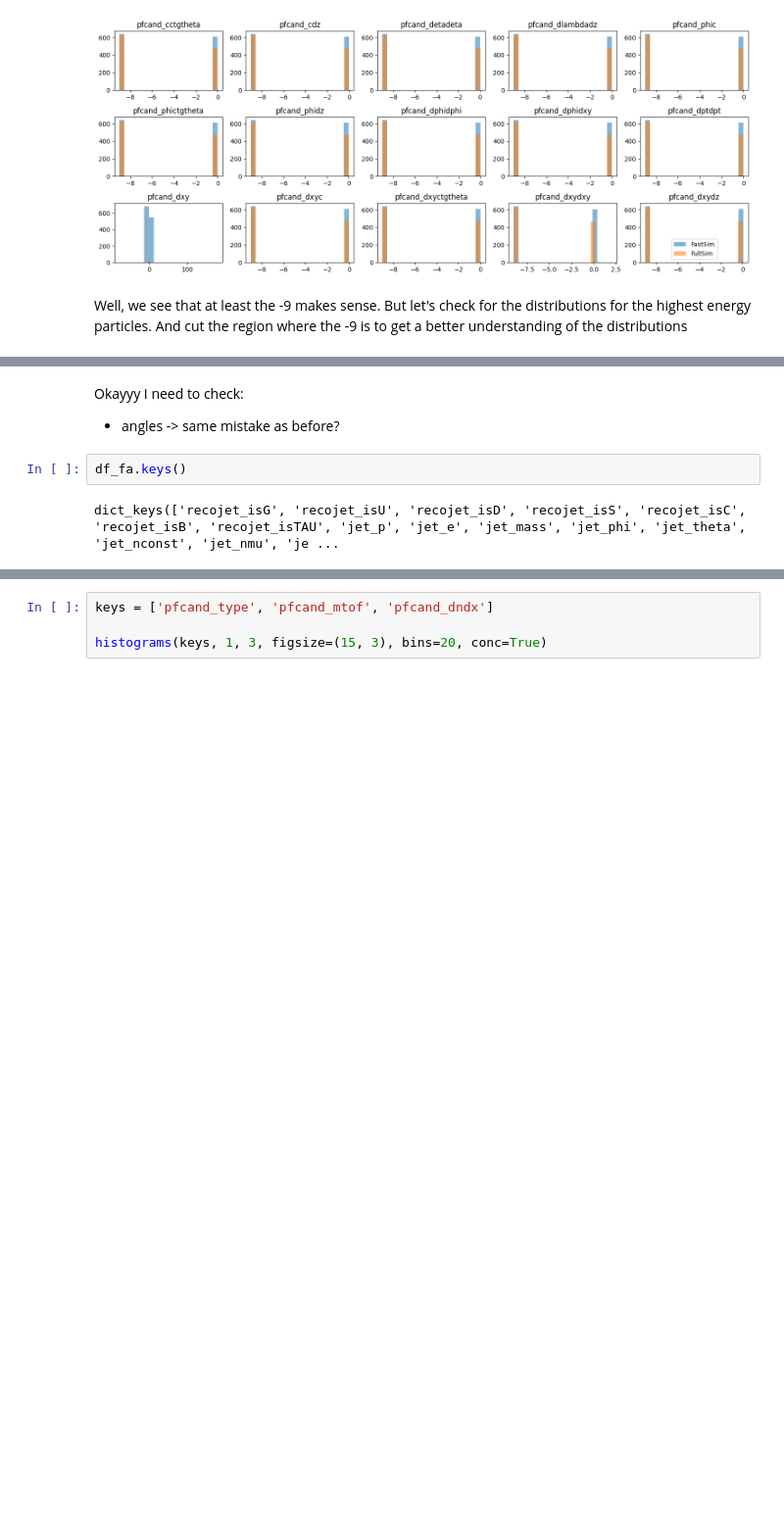
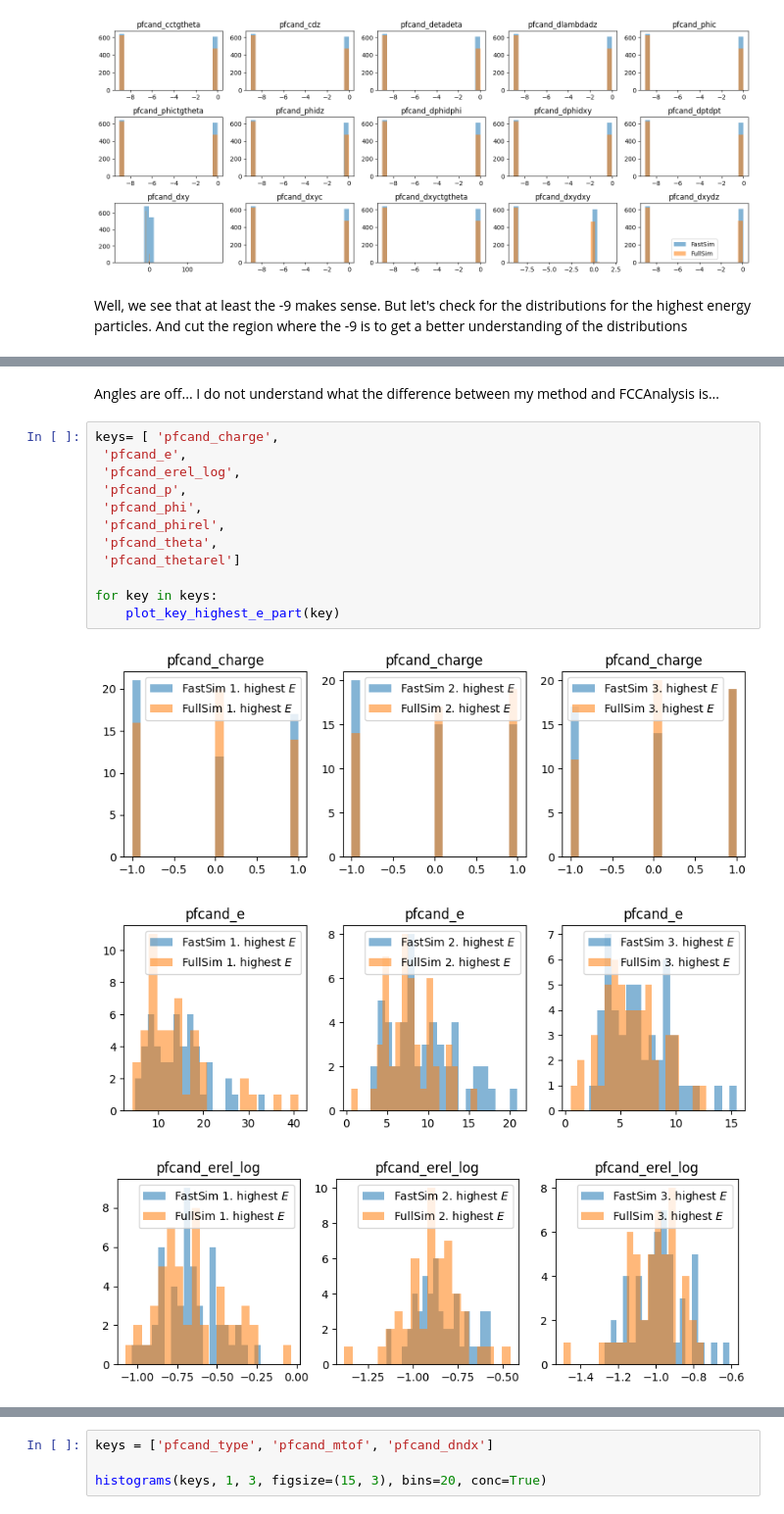
Before and after one commit to saracreates/TaggingResults, a Jupyter notebook: full-vs-fast-sim.ipynb, the cells around one changed output, grey strips where cells are left out. Shown at 98% size. Cells and saved outputs as stored; diff of their text form; blank space fills up the shorter version.

```diff
--- a/full-vs-fast-sim.ipynb
+++ b/full-vs-fast-sim.ipynb
@@ -250,7 +310,18 @@ histograms(keys, 2, 4, figsize=(15, 6), bins=20, conc=True)
-# %% [markdown]
-Okayyy I need to check:
-- angles -> same mistake as before?
-# %%
-df_fa.keys()
-# %% [output]
-dict_keys(['recojet_isG', 'recojet_isU', 'recojet_isD', 'recojet_isS', 'recojet_isC', 'recojet_isB', 'recojet_isTAU', 'jet_p', 'jet_e', 'jet_mass', 'jet_phi', 'jet_theta', 'jet_nconst', 'jet_nmu', 'je ...
+# %% [markdown]
+Angles are off... I do not understand what the difference between my method and FCCAnalysis is...
+# %%
+keys= [ 'pfcand_charge',
+ 'pfcand_e',
+ 'pfcand_erel_log',
+ 'pfcand_p',
+ 'pfcand_phi',
+ 'pfcand_phirel',
+ 'pfcand_theta',
+ 'pfcand_thetarel']
+
+for key in keys:
+    plot_key_highest_e_part(key)
+# %% [output]
+[figure, added]
+[figure, added]
+[figure, added]
```
Also changed, not shown: parts of 15 cells of this notebook.
